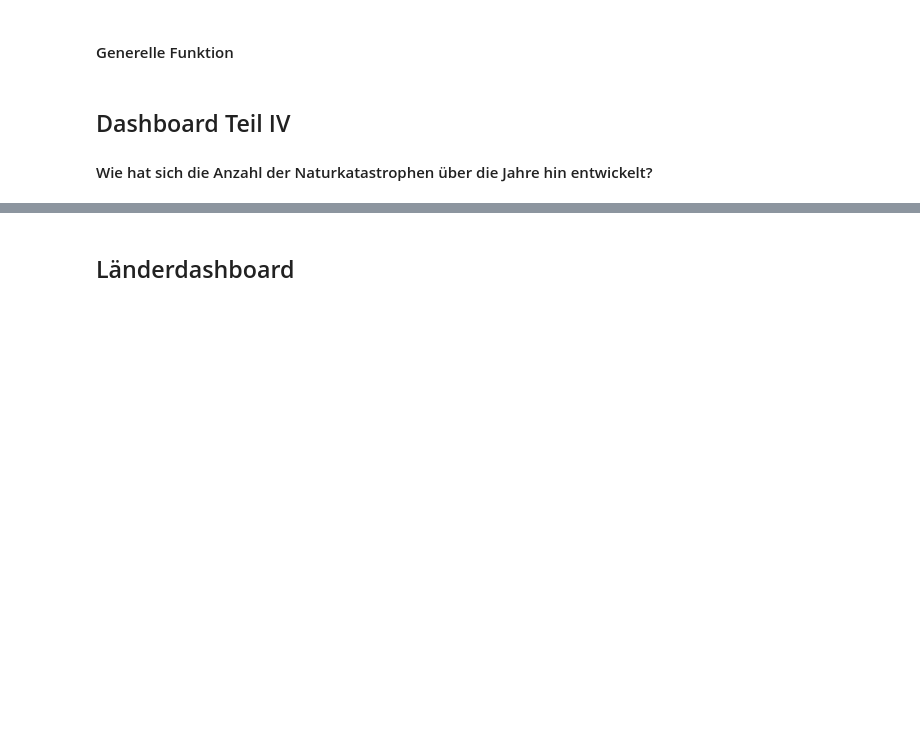
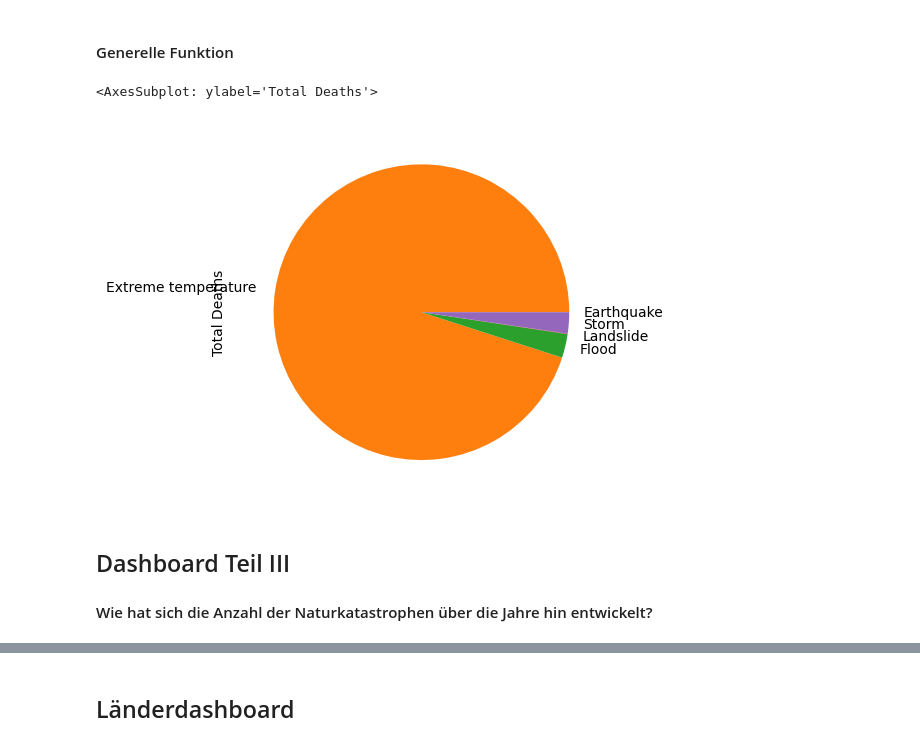
Before and after one commit to Tilana/datenjournalismus-in-python, a Jupyter notebook: vorlesung/Vorlesung 7 - Visualisierung.ipynb, the cells around one changed output, grey strips where cells are left out. Saved outputs shown, nothing was run; the diff lists cells and outputs as text; code cells hidden in the pictures; blank space fills up the shorter version.

```diff
--- a/vorlesung/Vorlesung 7 - Visualisierung.ipynb
+++ b/vorlesung/Vorlesung 7 - Visualisierung.ipynb
@@ -234,6 +387,9 @@ data.groupby('Disaster Type')['Total Deaths'].sum().plot(kind='pie')
 # %% [markdown]
 #### Generelle Funktion
 # %%
-country = 'India'
+country = 'Germany'
 country_data = data[data['Country'] == country]
 country_data.groupby('Disaster Type')['Total Deaths'].sum().plot(kind='pie')
+# %% [output]
+<AxesSubplot: ylabel='Total Deaths'>
+[figure, added]
@@ -240,4 +398,4 @@ country_data.groupby('Disaster Type')['Total Deaths'].sum().plot(kind='pie')
 # %% [markdown]
-## Dashboard Teil IV
+## Dashboard Teil III
 
 #### Wie hat sich die Anzahl der Naturkatastrophen über die Jahre hin entwickelt?
```
Also changed, not shown: parts of 48 cells of this notebook, 5 other files.
